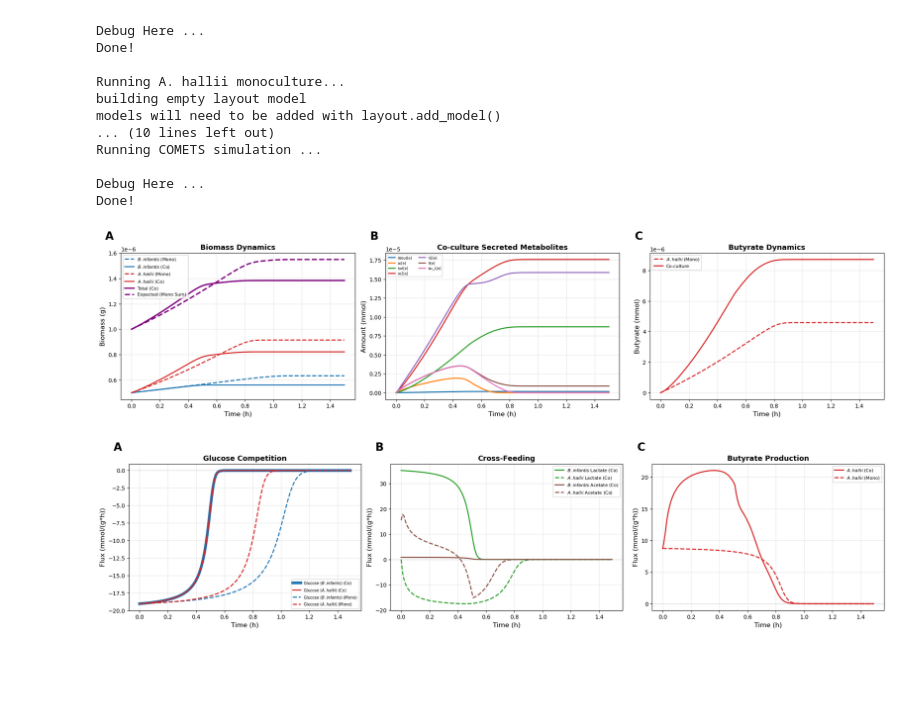
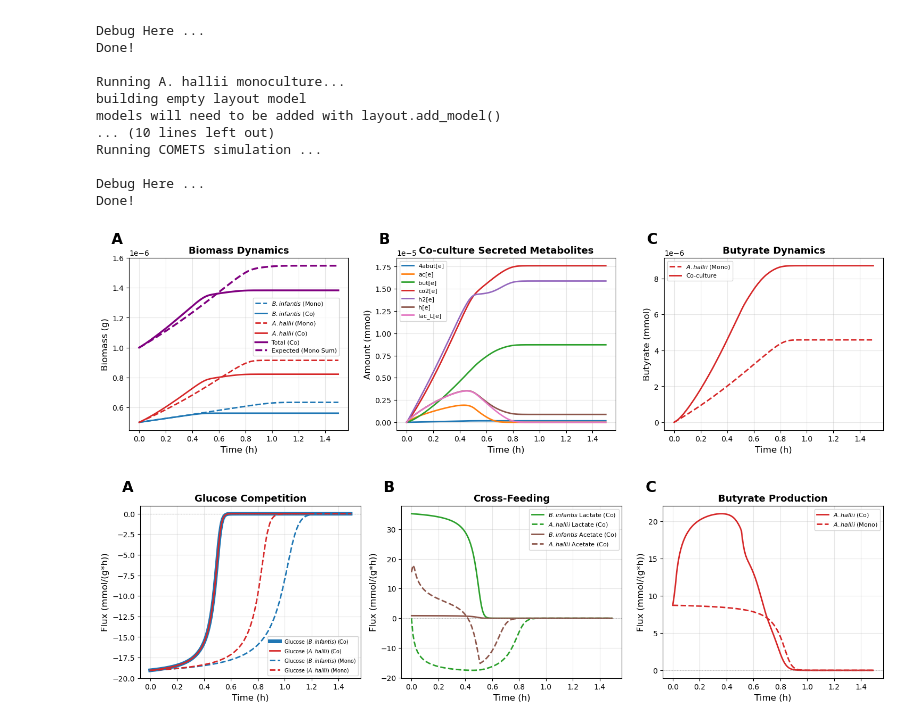
Before and after one commit to m-3-lab/SpatialFBAExample, a Jupyter notebook: Paper Code/3_2_2_CoCulture.ipynb, the cells around one changed output. Cells and saved outputs as stored; diff of their text form; code cells hidden in the pictures; blank space fills up the shorter version.

Commit message:
Figure Updates
Updated figure size and resolution

```diff
--- a/Paper Code/3_2_2_CoCulture.ipynb
+++ b/Paper Code/3_2_2_CoCulture.ipynb
@@ -331,7 +331,7 @@ media_co = sim_coculture.get_metabolite_time_series()
 but_mono = media_mono_AH['but[e]'].values
 but_co = media_co['but[e]'].values
 
-fig, axes = plt.subplots(1, 3, figsize=(20, 5))
+fig, axes = plt.subplots(1, 3, figsize=(15, 4.5))
 
 C_BI = '#1f77b4'
 C_AH = '#d62728'
@@ -350,7 +350,7 @@ ax.plot(time_mono_BI, bio_BI_mono + bio_AH_mono, color=C_CO, ls=LS_MONO, lw=2.5,
 ax.set_xlabel('Time (h)', fontsize=12)
 ax.set_ylabel('Biomass (g)', fontsize=12)
 ax.set_title('Biomass Dynamics', fontsize=13, fontweight='bold')
-ax.legend(fontsize=8)
+ax.legend(fontsize=8, bbox_to_anchor=(0.55, 0.6))
 ax.grid(True, alpha=0.3)
 
 # Co-culture secreted metabolites
@@ -366,36 +366,36 @@ for m in sorted(secreted):
 
 ax.set_xlabel('Time (h)', fontsize=12)
 ax.set_ylabel('Amount (mmol)', fontsize=12)
 ax.set_title('Co-culture Secreted Metabolites', fontsize=13, fontweight='bold')
-ax.legend(fontsize=6, loc='upper left', ncol=2)
+ax.legend(fontsize=8, loc='upper left')
 ax.grid(True, alpha=0.3)
 
 #  Butyrate
 ax = axes[2]
 ax.plot(time_mono_AH, but_mono, color=C_AH, ls=LS_MONO, lw=2, label=r'$\it{A. hallii}$ (Mono)')
 ax.plot(time_co,     but_co,   color=C_AH, ls=LS_CO,   lw=2, label='Co-culture')
 ax.set_xlabel('Time (h)', fontsize=12)
 ax.set_ylabel('Butyrate (mmol)', fontsize=12)
 ax.set_title(r'Butyrate Dynamics', fontsize=13, fontweight='bold')
 ax.legend(fontsize=8)
 ax.grid(True, alpha=0.3)
 
 labels = ['A', 'B', 'C']
 for ax, label in zip(axes.flat, labels):
     # label in top-left, outside plot
     ax.text(
         -0.03, 1.15, label,
         transform=ax.transAxes,
         fontsize=20,
         fontweight='bold',
         va='top',
         ha='right')
 
 plt.tight_layout()
-plt.savefig('coculture_summary.png', dpi=300, bbox_inches='tight')
+plt.savefig('coculture_summary.png', dpi=600, bbox_inches='tight')
 plt.show()
 # %% [output]
-[figure, old version]
+[figure, new version]
 # %%
 # extract exchange mets
 flux_BI_co = sim_coculture.get_species_exchange_fluxes('b_infantis', threshold=1e-8)
@@ -409,7 +409,7 @@ t_AH_co = np.arange(len(flux_AH_co)) * t_step
 t_BI_mono = np.arange(len(flux_BI_mono)) * t_step
 t_AH_mono = np.arange(len(flux_AH_mono)) * t_step
 
-fig, axes = plt.subplots(1, 3, figsize=(20, 5))
+fig, axes = plt.subplots(1, 3, figsize=(15, 4.5))
 
 C_BI = '#1f77b4'
 C_AH = '#d62728'
@@ -471,7 +471,7 @@ for ax, label in zip(axes.flat, labels):
         ha='right')
 
 plt.tight_layout()
-plt.savefig('coculture_fluxes.png', dpi=300, bbox_inches='tight')
+plt.savefig('coculture_fluxes.png', dpi=600, bbox_inches='tight')
 plt.show()
 # %% [output]
-[figure, old version]
+[figure, new version]
```
Also changed, not shown: 12 other files.
